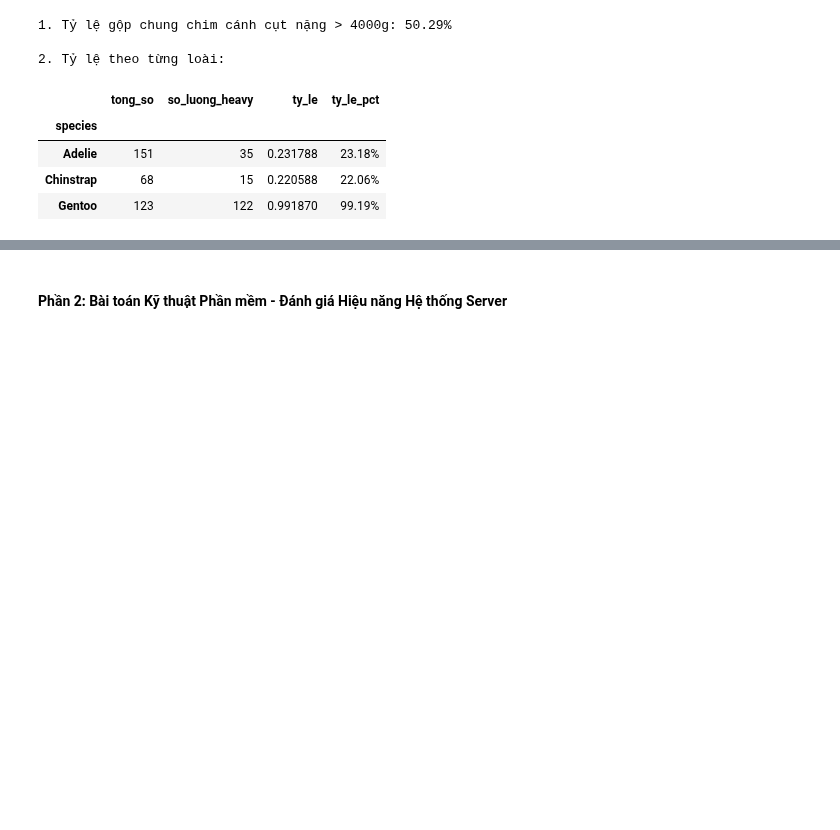
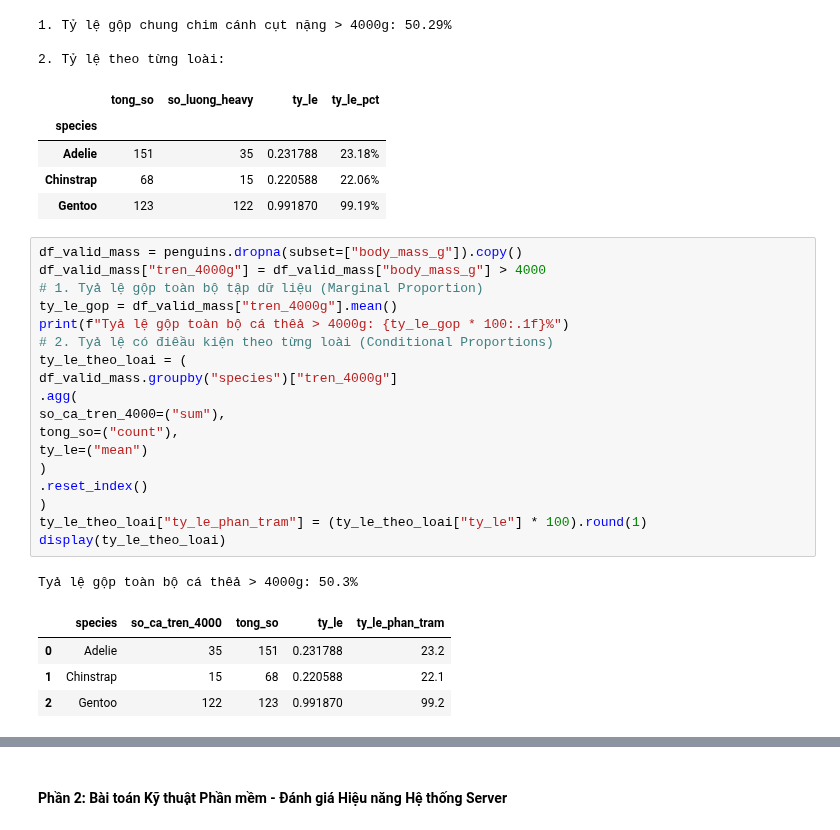
Before and after one commit to duca2167/Nguy-n-Minh-c-UET.MAT1052_51-X-c-su-t-th-ng-k-, a Jupyter notebook: Tuan 3/bai-tap-ve-nha-ps03.ipynb, the cells around one changed output, grey strips where cells are left out. Drawn from its saved outputs; the diff is of its cells as text; blank space fills up the shorter version.

```diff
--- a/Tuan 3/bai-tap-ve-nha-ps03.ipynb
+++ b/Tuan 3/bai-tap-ve-nha-ps03.ipynb
@@ -260,3 +283,27 @@ display(ty_le_theo_loai)
 | Adelie | 151 | 35 | 0.231788 | 23.18% |
 | Chinstrap | 68 | 15 | 0.220588 | 22.06% |
 | Gentoo | 123 | 122 | 0.991870 | 99.19% |
+# %%
+df_valid_mass = penguins.dropna(subset=["body_mass_g"]).copy()
+df_valid_mass["tren_4000g"] = df_valid_mass["body_mass_g"] > 4000
+# 1. Tyả lệ gộp toàn bộ tập dữ liệu (Marginal Proportion)
+ty_le_gop = df_valid_mass["tren_4000g"].mean()
+print(f"Tyả lệ gộp toàn bộ cá thêả > 4000g: {ty_le_gop * 100:.1f}%")
+# 2. Tyả lệ có điêầu kiện theo từng loài (Conditional Proportions)
+ty_le_theo_loai = (
+df_valid_mass.groupby("species")["tren_4000g"]
+.agg(
+so_ca_tren_4000=("sum"),
+tong_so=("count"),
+ty_le=("mean")
+)
+.reset_index()
+)
+ty_le_theo_loai["ty_le_phan_tram"] = (ty_le_theo_loai["ty_le"] * 100).round(1)
+display(ty_le_theo_loai)
+# %% [output]
+Tyả lệ gộp toàn bộ cá thêả > 4000g: 50.3%
+|  | species | so_ca_tren_4000 | tong_so | ty_le | ty_le_phan_tram |
+| 0 | Adelie | 35 | 151 | 0.231788 | 23.2 |
+| 1 | Chinstrap | 15 | 68 | 0.220588 | 22.1 |
+| 2 | Gentoo | 122 | 123 | 0.991870 | 99.2 |
```
Also changed, not shown: parts of 3 cells of this notebook.
